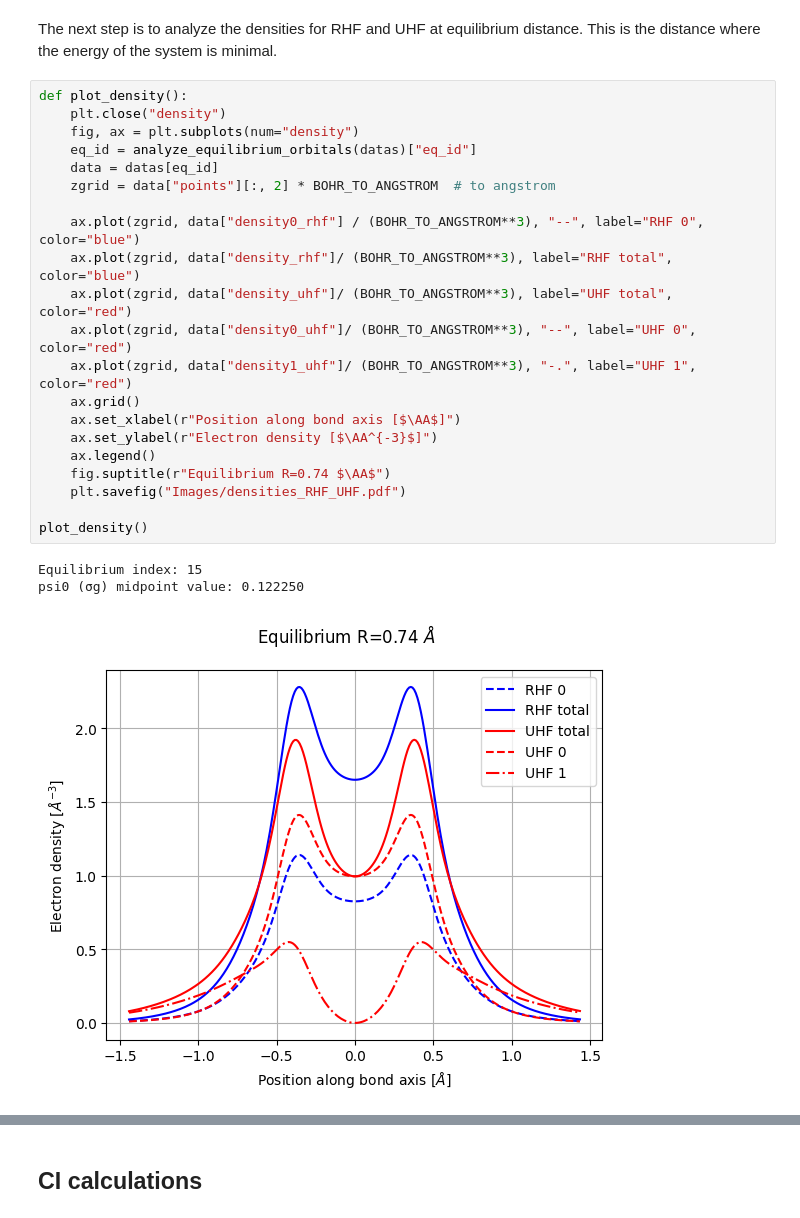
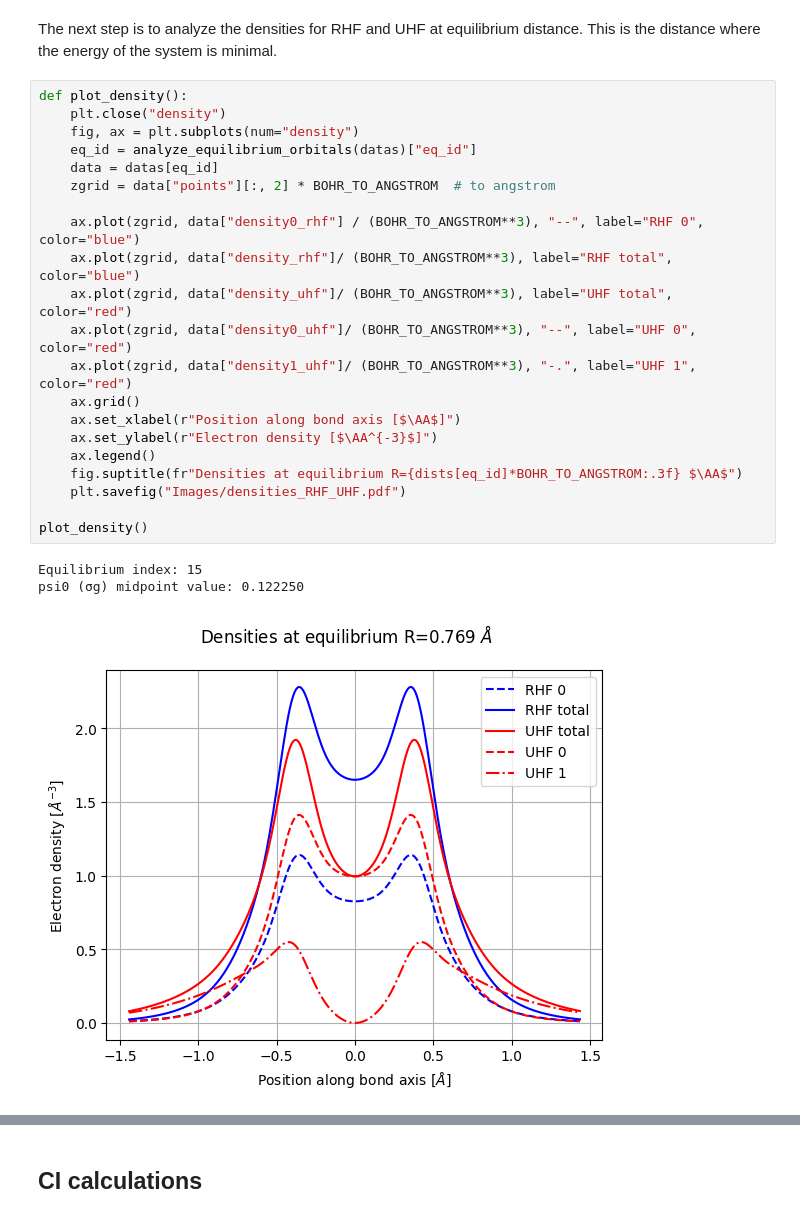
Before and after one commit to gvansan/Computational-Physics-Project-Exam-2026, a Jupyter notebook: Computational_exam_group11.ipynb, the cells around one changed output, grey strips where cells are left out. Saved outputs shown, nothing was run; the diff lists cells and outputs as text.

```diff
--- a/Compu_examen.ipynb
+++ b/Computational_exam_group11.ipynb
@@ -84,25 +86,25 @@ The next step is to analyze the densities for RHF and UHF at equilibrium distanc
 # %%
 def plot_density():
     plt.close("density")
     fig, ax = plt.subplots(num="density")
     eq_id = analyze_equilibrium_orbitals(datas)["eq_id"]
     data = datas[eq_id]
     zgrid = data["points"][:, 2] * BOHR_TO_ANGSTROM  # to angstrom
 
     ax.plot(zgrid, data["density0_rhf"] / (BOHR_TO_ANGSTROM**3), "--", label="RHF 0", color="blue")
     ax.plot(zgrid, data["density_rhf"]/ (BOHR_TO_ANGSTROM**3), label="RHF total", color="blue")
     ax.plot(zgrid, data["density_uhf"]/ (BOHR_TO_ANGSTROM**3), label="UHF total", color="red")
     ax.plot(zgrid, data["density0_uhf"]/ (BOHR_TO_ANGSTROM**3), "--", label="UHF 0", color="red")
     ax.plot(zgrid, data["density1_uhf"]/ (BOHR_TO_ANGSTROM**3), "-.", label="UHF 1", color="red")
     ax.grid()
     ax.set_xlabel(r"Position along bond axis [$\AA$]")
     ax.set_ylabel(r"Electron density [$\AA^{-3}$]")
     ax.legend()
-    fig.suptitle(r"Equilibrium R=0.74 $\AA$")
+    fig.suptitle(fr"Densities at equilibrium R={dists[eq_id]*BOHR_TO_ANGSTROM:.3f} $\AA$")
     plt.savefig("Images/densities_RHF_UHF.pdf")
 
 plot_density()
 # %% [output]
 Equilibrium index: 15
 psi0 (σg) midpoint value: 0.122250
-[figure, old version]
+[figure, new version]
```
Also changed, not shown: parts of 20 cells of this notebook, 8 other files.
